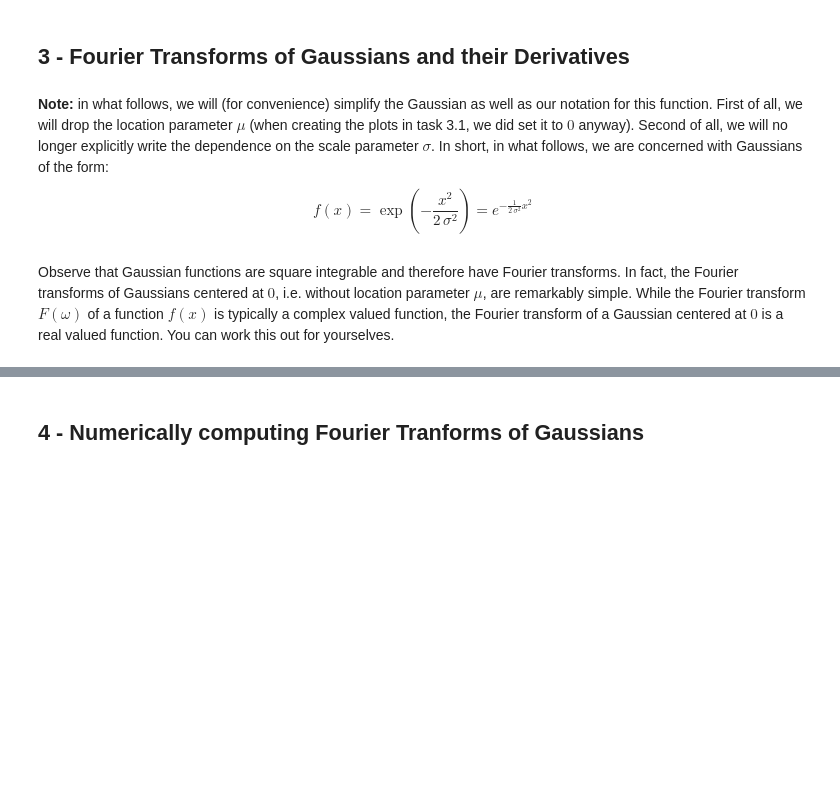
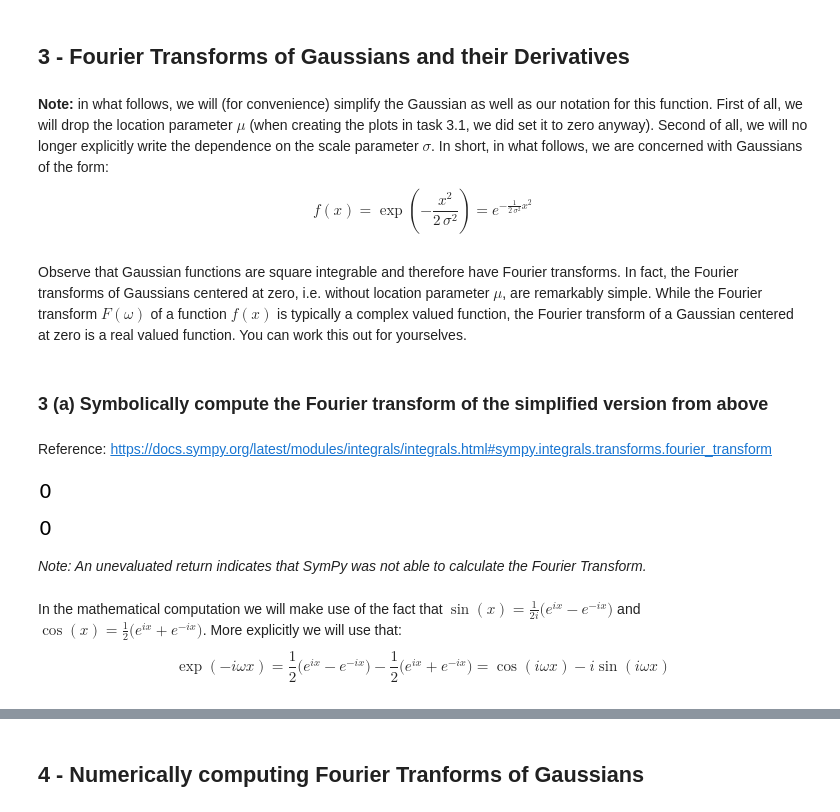
Before and after one commit to FabriceBeaumont/MA-INF_2314_IPSA, a Jupyter notebook: Code/Exercise3/SolutionsOfSheet3.ipynb, the cells around one changed output, grey strips where cells are left out. Drawn from its saved outputs; the diff is of its cells as text; code cells hidden in the pictures; blank space fills up the shorter version.

```diff
--- a/Code/Exercise3/SolutionsOfSheet3.ipynb
+++ b/Code/Exercise3/SolutionsOfSheet3.ipynb
@@ -190,9 +186,36 @@ display(ddxF.doit())
 # %% [markdown]
 ## 3 - Fourier Transforms of Gaussians and their Derivatives
 # %% [markdown]
-**Note:** in what follows, we will (for convenience) simplify the Gaussian as well as our notation for this function. First of all, we will drop the location parameter $\mu$ (when creating the plots in task 3.1, we did set it to $0$ anyway). Second of all, we will no longer explicitly write the dependence on the scale parameter $\sigma$. In short, in what follows, we are concerned with Gaussians of the form:
+**Note:** in what follows, we will (for convenience) simplify the Gaussian as well as our notation for this function. First of all, we will drop the location parameter $\mu$ (when creating the plots in task 3.1, we did set it to zero anyway). Second of all, we will no longer explicitly write the dependence on the scale parameter $\sigma$. In short, in what follows, we are concerned with Gaussians of the form:
 \begin{equation}
 f(x) = \exp \left( - \frac{x^2}{2 \, \sigma^2}\right) = e^{- \frac{1}{2 \, \sigma^2} x^2}
 \end{equation}
 # %% [markdown]
-Observe that Gaussian functions are square integrable and therefore have Fourier transforms. In fact, the Fourier transforms of Gaussians centered at $0$, i.e. without location parameter $\mu$, are remarkably simple. While the Fourier transform $F(\omega)$ of a function $f(x)$ is typically a complex valued function, the Fourier transform of a Gaussian centered at $0$ is a real valued function. You can work this out for yourselves.
+Observe that Gaussian functions are square integrable and therefore have Fourier transforms. In fact, the Fourier transforms of Gaussians centered at zero, i.e. without location parameter $\mu$, are remarkably simple. While the Fourier transform $F(\omega)$ of a function $f(x)$ is typically a complex valued function, the Fourier transform of a Gaussian centered at zero is a real valued function. You can work this out for yourselves.
+# %% [markdown]
+### 3 (a) Symbolically compute the Fourier transform of the simplified version from above
+# %% [markdown]
+Reference: https://docs.sympy.org/latest/modules/integrals/integrals.html#sympy.integrals.transforms.fourier_transform
+# %%
+from sympy import fourier_transform, exp
+from sympy.integrals.transforms import _fourier_transform
+from sympy.abc import x, k, s
+
+sigma = symbols('sigma')
+
+FTf = fourier_transform(exp(-x**2/(2*sigma**2)), w, k)
+display(FTf.doit())
+
+gaussian = exp(-x**2/(2*sigma**2))
+fct = _fourier_transform(gaussian, w, k, 1/sqrt(2*pi), -1, "", simplify=True)
+display(fct.doit())
+# %% [output]
+[figure, added]
+[figure, added]
+# %% [markdown]
+*Note: An unevaluated return indicates that SymPy was not able to calculate the Fourier Transform.*
+# %% [markdown]
+In the mathematical computation we will make use of the fact that $\sin(x)=\frac{1}{2i}\big( e^{ix} - e^{-ix} \big)$ and $\cos(x)=\frac{1}{2}\big( e^{ix} + e^{-ix} \big)$. More explicitly we will use that:
+\begin{equation}
+    \exp(-i\omega x) = \frac{1}{2} \big( e^{ix} - e^{-ix} \big)- \frac{1}{2}\big( e^{ix} + e^{-ix} \big) = \cos(i\omega x) - i\sin(i\omega x)
+\end{equation}
```
Also changed, not shown: parts of 45 cells of this notebook.
